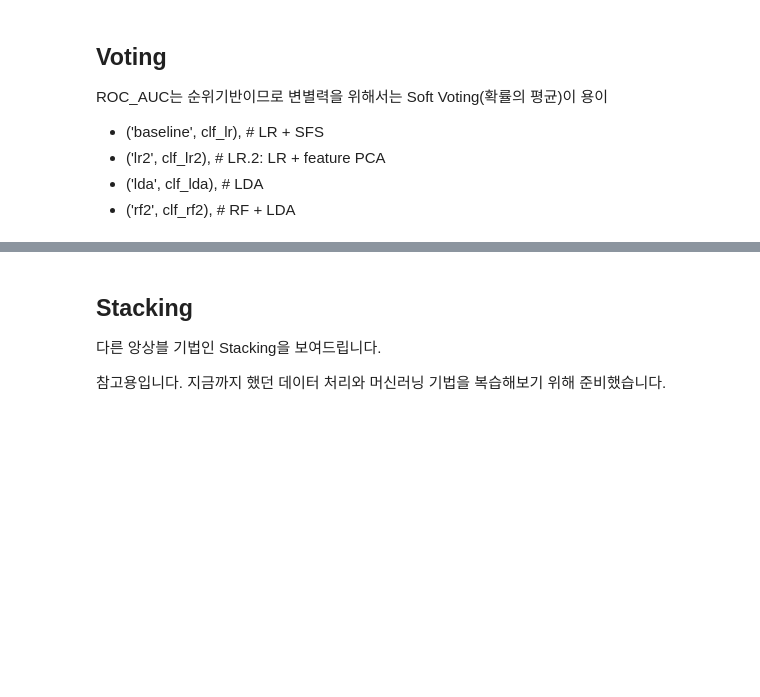
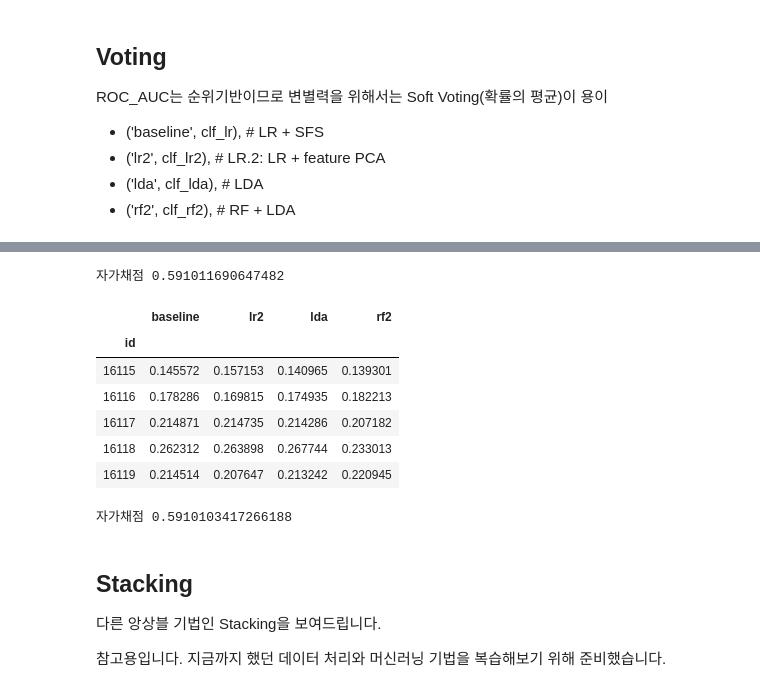
Before and after one commit to sunkusun9/DS_lv3_2609_2, a Jupyter notebook: sec_ds_lv3_prob1_kaggle.ipynb, the cells around one changed output, grey strips where cells are left out. Drawn from its saved outputs; the diff is of its cells as text; code cells hidden in the pictures; blank space fills up the shorter version.

Commit message:
Day3 Kaggle 문제 노트입니다.

```diff
--- a/sec_ds_lv3_prob1_kaggle.ipynb
+++ b/sec_ds_lv3_prob1_kaggle.ipynb
@@ -339,6 +339,6 @@ ct = ColumnTransformer([
     ('pt', 'passthrough', ['na_1'])
 ])
 clf_lr = make_pipeline(
-    ct, LogisticRegression(solver = 'lbfgs', C = 1) # C = 1 (default)
+    ct, LogisticRegression(solver = 'lbfgs', C = 0.03) # C = 1 (default)
 )
 eval_model('baseline', clf_lr)
@@ -354,7 +362,7 @@ from sklearn.linear_model import LogisticRegression
 from sklearn.decomposition import PCA
 
 ct = ColumnTransformer([
-    ('std_pca', #TODO-with,
+    ('std_pca', make_pipeline(StandardScaler(), PCA(n_components=7)),
                  ['measurement_{}'.format(i) for i in range(18)]),
     ('std', StandardScaler(), ['loading']),
     ('pt', 'passthrough', ['na_1', 'na_2'])
@@ -399,6 +434,6 @@ ct = ColumnTransformer([
     ('std', StandardScaler(), ['loading', 'measurement_1', 'measurement_4', 'measurement_14', 'measurement_17']),
     ('pt', 'passthrough', ['na_1'])
 ])
-clf_lda = make_pipeline(ct, # TODO-with)
+clf_lda = make_pipeline(ct, LinearDiscriminantAnalysis())
 
 eval_model('clf_lda', clf_lda)
@@ -427,3 +502,17 @@ eval_model('clf_rf', clf_rf)
 ## RF2: RandomForestClassifier + LinearDiscriminantAnalysis
 
 - 선형판별자분석의 결과를 사용하여, RandomForestClassifier가 더 효율적으로 가설 공간을 만들어 갈 수 있도록 합니다.
+# %%
+from sklearn.ensemble import RandomForestClassifier
+from sklearn.discriminant_analysis import LinearDiscriminantAnalysis
+
+ct = ColumnTransformer([
+    ('std_lda', make_pipeline(StandardScaler(), LinearDiscriminantAnalysis()), ['measurement_{}'.format(i) for i in range(18)]),
+    ('pt', 'passthrough', ['loading', 'na_1', 'na_2']),
+])
+clf_rf2 = make_pipeline(
+    ct, RandomForestClassifier(
+        random_state=123, n_estimators=100, max_depth=6, min_samples_split=512, max_features=0.75
+    )
+)
+eval_model('clf_rf2', clf_rf2)
@@ -465,3 +610,5 @@ eval_model('vt', clf_vt)
 # %%
 prd = select_model(clf_vt)
 print("자가채점", roc_auc_score(s_kaggle_ans, prd))
+# %% [output]
+자가채점 0.591011690647482
@@ -470,3 +615,30 @@ print("자가채점", roc_auc_score(s_kaggle_ans, prd))
+# %%
+# Voting을 직접해봅니다.
+models = [
+    ('baseline', clf_lr), # LR + SFS
+    ('lr2', clf_lr2), # LR.2: LR + feature PCA
+    ('lda', clf_lda), # LDA
+    ('rf2', clf_rf2), # RF + LDA
+]
+df_vt = pd.concat([
+    pd.Series(
+        clf.fit(df_train[X_all], df_train['failure']).predict_proba(df_test[X_all])[:, 1], index = df_test.index, name = name
+    ) for name, clf in models
+], axis=1)
+df_vt.head()
+# %% [output]
+|  | baseline | lr2 | lda | rf2 |
+| id |  |  |  |  |
+| 16115 | 0.145572 | 0.157153 | 0.140965 | 0.139301 |
+| 16116 | 0.178286 | 0.169815 | 0.174935 | 0.182213 |
+| 16117 | 0.214871 | 0.214735 | 0.214286 | 0.207182 |
+| 16118 | 0.262312 | 0.263898 | 0.267744 | 0.233013 |
+| 16119 | 0.214514 | 0.207647 | 0.213242 | 0.220945 |
+# %%
+prd = df_vt.mean(axis = 1)
+print("자가채점", roc_auc_score(s_kaggle_ans, prd))
+# %% [output]
+자가채점 0.5910103417266188
 # %% [markdown]
 ## Stacking
 
```
Also changed, not shown: parts of 19 cells of this notebook.
